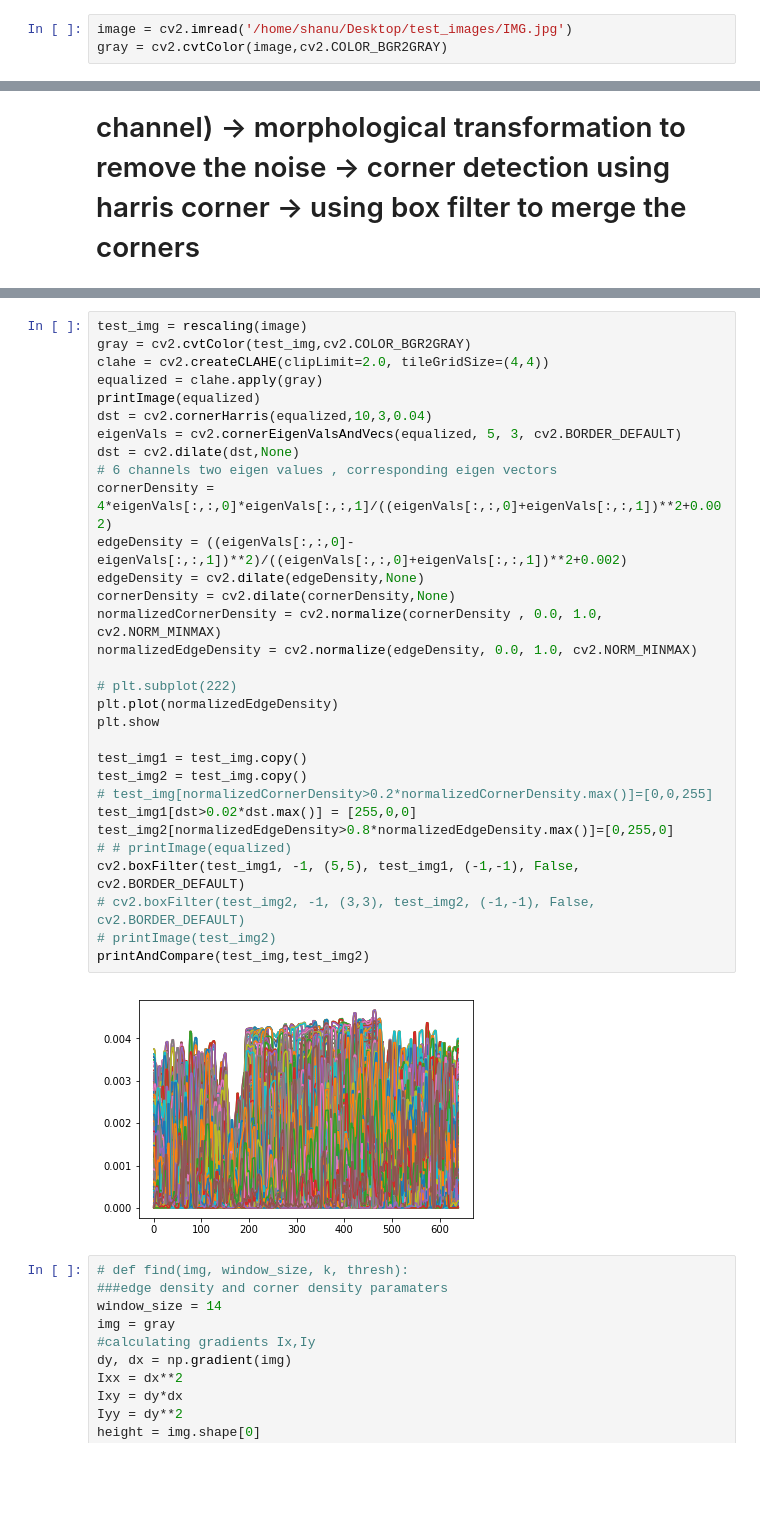
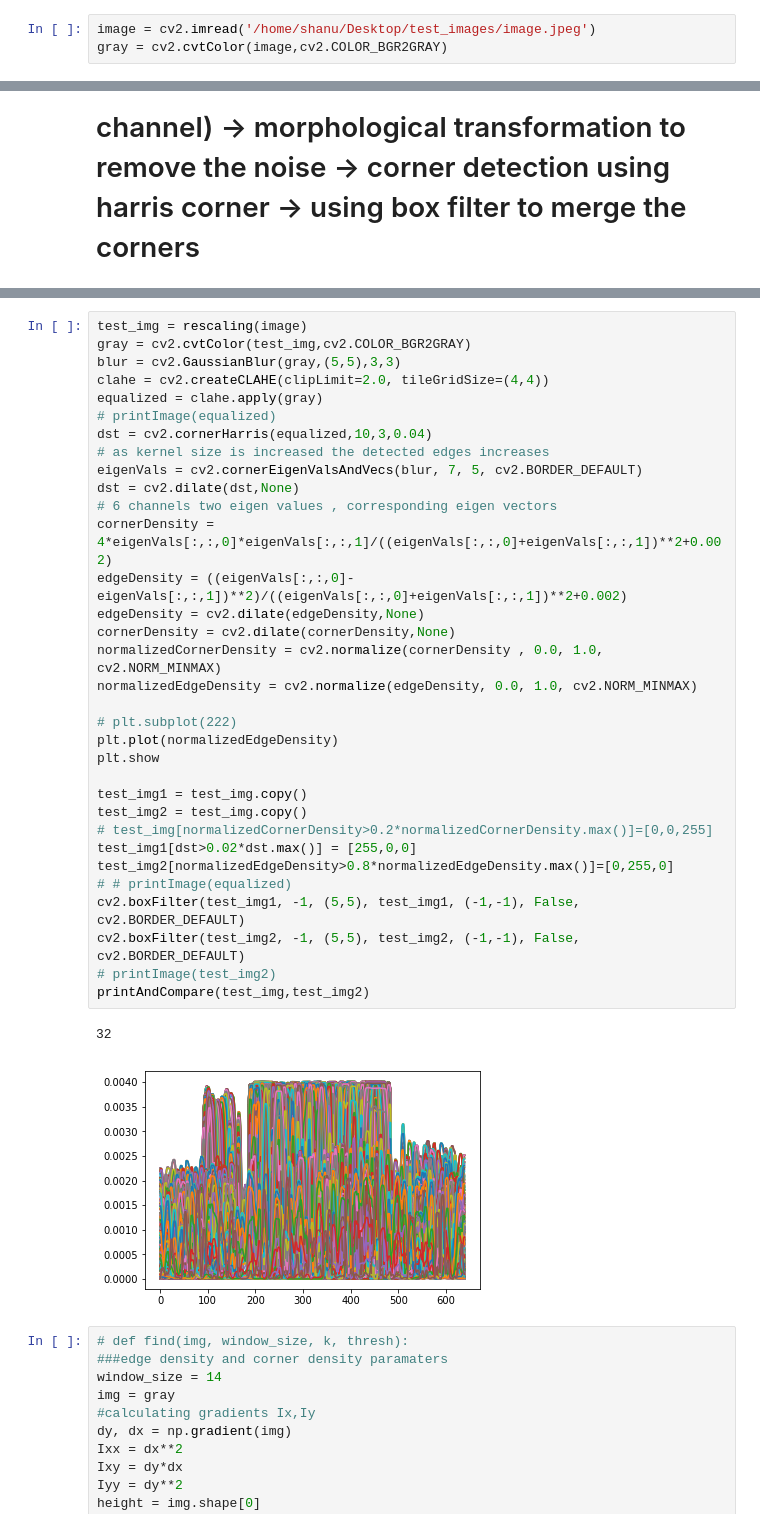
Before and after one commit to jainShanu/Multi-Qr-Code-Detection-, a Jupyter notebook: BarCodeLocalisation.ipynb, the cells around one changed output, grey strips where cells are left out. Drawn from its saved outputs; the diff is of its cells as text; blank space fills up the shorter version.

```diff
--- a/BarCodeLocalisation.ipynb
+++ b/BarCodeLocalisation.ipynb
@@ -5,7 +5,7 @@ import matplotlib.pyplot as plt
 import cv2
 from skimage import transform
 # %%
-image = cv2.imread('/home/shanu/Desktop/test_images/IMG.jpg')
+image = cv2.imread('/home/shanu/Desktop/test_images/image.jpeg')
 gray = cv2.cvtColor(image,cv2.COLOR_BGR2GRAY)
 # %%
 def rescaling(image):
@@ -149,36 +202,39 @@ for sizeBlock in block_size:
 # %%
 test_img = rescaling(image)
 gray = cv2.cvtColor(test_img,cv2.COLOR_BGR2GRAY)
+blur = cv2.GaussianBlur(gray,(5,5),3,3)
 clahe = cv2.createCLAHE(clipLimit=2.0, tileGridSize=(4,4))
 equalized = clahe.apply(gray)
-printImage(equalized)
+# printImage(equalized)
 dst = cv2.cornerHarris(equalized,10,3,0.04)
-eigenVals = cv2.cornerEigenValsAndVecs(equalized, 5, 3, cv2.BORDER_DEFAULT)
+# as kernel size is increased the detected edges increases
+eigenVals = cv2.cornerEigenValsAndVecs(blur, 7, 5, cv2.BORDER_DEFAULT)
 dst = cv2.dilate(dst,None)
 # 6 channels two eigen values , corresponding eigen vectors
 cornerDensity = 4*eigenVals[:,:,0]*eigenVals[:,:,1]/((eigenVals[:,:,0]+eigenVals[:,:,1])**2+0.002)
 edgeDensity = ((eigenVals[:,:,0]-eigenVals[:,:,1])**2)/((eigenVals[:,:,0]+eigenVals[:,:,1])**2+0.002)
 edgeDensity = cv2.dilate(edgeDensity,None)
 cornerDensity = cv2.dilate(cornerDensity,None)
 normalizedCornerDensity = cv2.normalize(cornerDensity , 0.0, 1.0, cv2.NORM_MINMAX)
 normalizedEdgeDensity = cv2.normalize(edgeDensity, 0.0, 1.0, cv2.NORM_MINMAX)
 
 # plt.subplot(222)
 plt.plot(normalizedEdgeDensity)
 plt.show
 
 test_img1 = test_img.copy()
 test_img2 = test_img.copy()
 # test_img[normalizedCornerDensity>0.2*normalizedCornerDensity.max()]=[0,0,255]
 test_img1[dst>0.02*dst.max()] = [255,0,0]
 test_img2[normalizedEdgeDensity>0.8*normalizedEdgeDensity.max()]=[0,255,0]
 # # printImage(equalized)
 cv2.boxFilter(test_img1, -1, (5,5), test_img1, (-1,-1), False, cv2.BORDER_DEFAULT)
-# cv2.boxFilter(test_img2, -1, (3,3), test_img2, (-1,-1), False, cv2.BORDER_DEFAULT)
+cv2.boxFilter(test_img2, -1, (5,5), test_img2, (-1,-1), False, cv2.BORDER_DEFAULT)
 # printImage(test_img2)
 printAndCompare(test_img,test_img2)
 # %% [output]
+32
-[figure, old version]
+[figure, new version]
 # %%
 # def find(img, window_size, k, thresh):
 ###edge density and corner density paramaters
```
Also changed, not shown: parts of 6 cells of this notebook.
